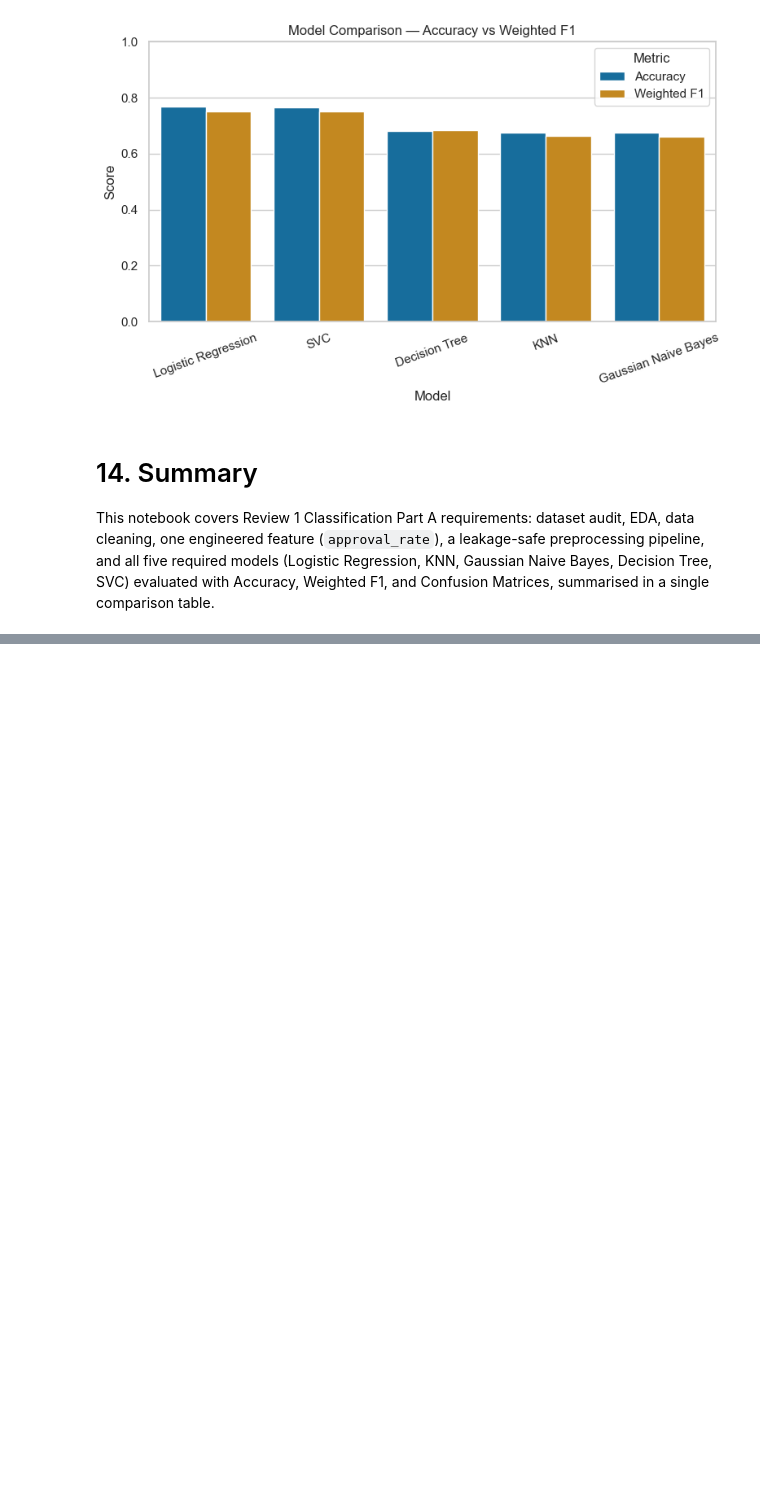
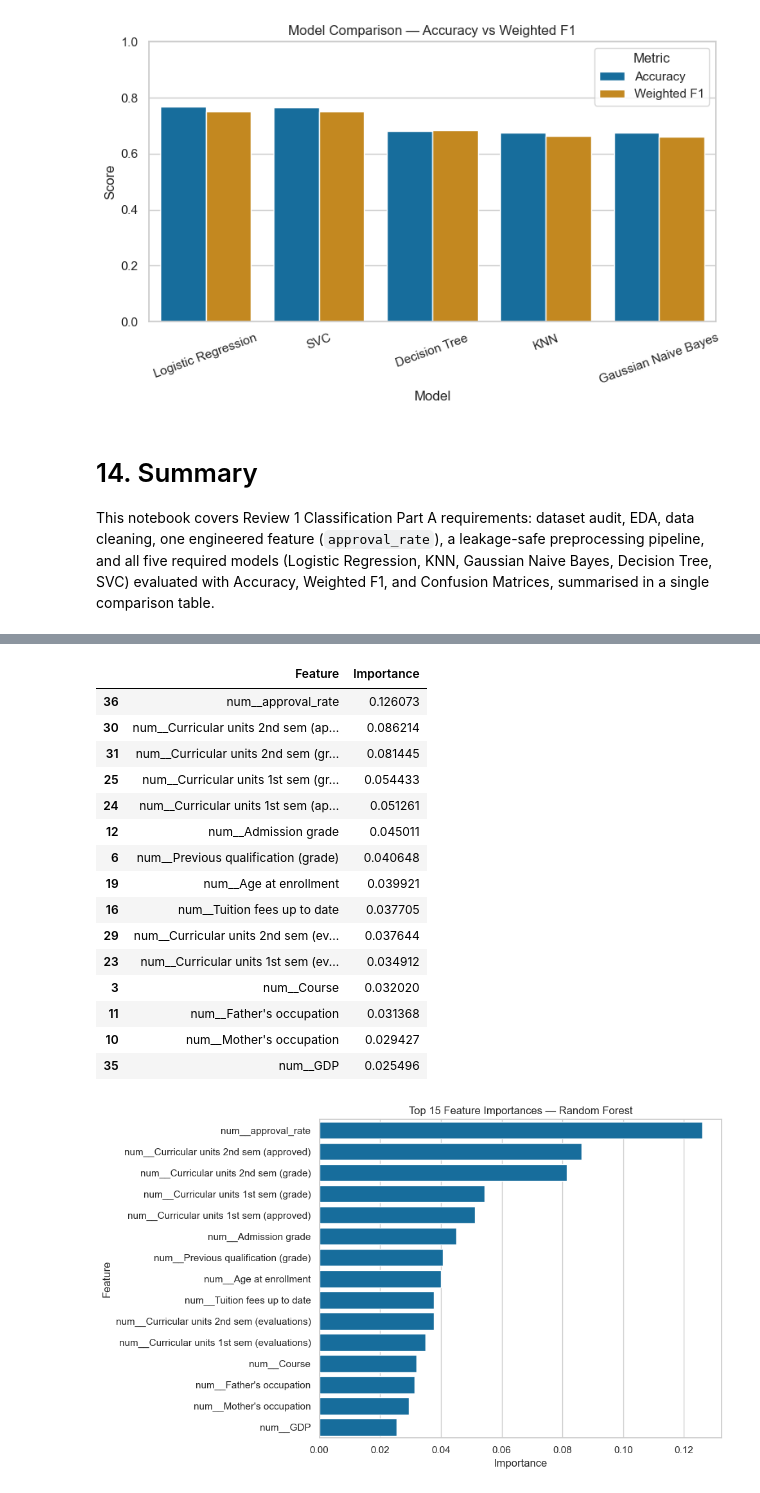
Before and after one commit to mith-sen/ML_Case_Study, a Jupyter notebook: notebooks/classification.ipynb, the cells around one changed output, grey strips where cells are left out. Drawn from its saved outputs; the diff is of its cells as text; code cells hidden in the pictures; blank space fills up the shorter version.

```diff
--- a/notebooks/classification.ipynb
+++ b/notebooks/classification.ipynb
@@ -546,0 +595,41 @@ Weighted F1, and Confusion Matrices, summarised in a single comparison table.
+# %%
+rf_classifier = rf_model.named_steps["classifier"]
+
+feature_names = rf_model.named_steps[
+    "preprocessor"
+].get_feature_names_out()
+
+rf_importance = pd.DataFrame({
+    "Feature": feature_names,
+    "Importance": rf_classifier.feature_importances_
+}).sort_values(by="Importance", ascending=False)
+
+display(rf_importance.head(15))
+
+plt.figure(figsize=(10, 6))
+sns.barplot(
+    data=rf_importance.head(15),
+    x="Importance",
+    y="Feature"
+)
+plt.title("Top 15 Feature Importances — Random Forest")
+plt.tight_layout()
+plt.show()
+# %% [output]
+|  | Feature | Importance |
+| 36 | num__approval_rate | 0.126073 |
+| 30 | num__Curricular units 2nd sem (ap... | 0.086214 |
+| 31 | num__Curricular units 2nd sem (gr... | 0.081445 |
+| 25 | num__Curricular units 1st sem (gr... | 0.054433 |
+| 24 | num__Curricular units 1st sem (ap... | 0.051261 |
+| 12 | num__Admission grade | 0.045011 |
+| 6 | num__Previous qualification (grade) | 0.040648 |
+| 19 | num__Age at enrollment | 0.039921 |
+| 16 | num__Tuition fees up to date | 0.037705 |
+| 29 | num__Curricular units 2nd sem (ev... | 0.037644 |
+| 23 | num__Curricular units 1st sem (ev... | 0.034912 |
+| 3 | num__Course | 0.032020 |
+| 11 | num__Father's occupation | 0.031368 |
+| 10 | num__Mother's occupation | 0.029427 |
+| 35 | num__GDP | 0.025496 |
+[figure, added]
```
Also changed, not shown: parts of 6 cells of this notebook.
